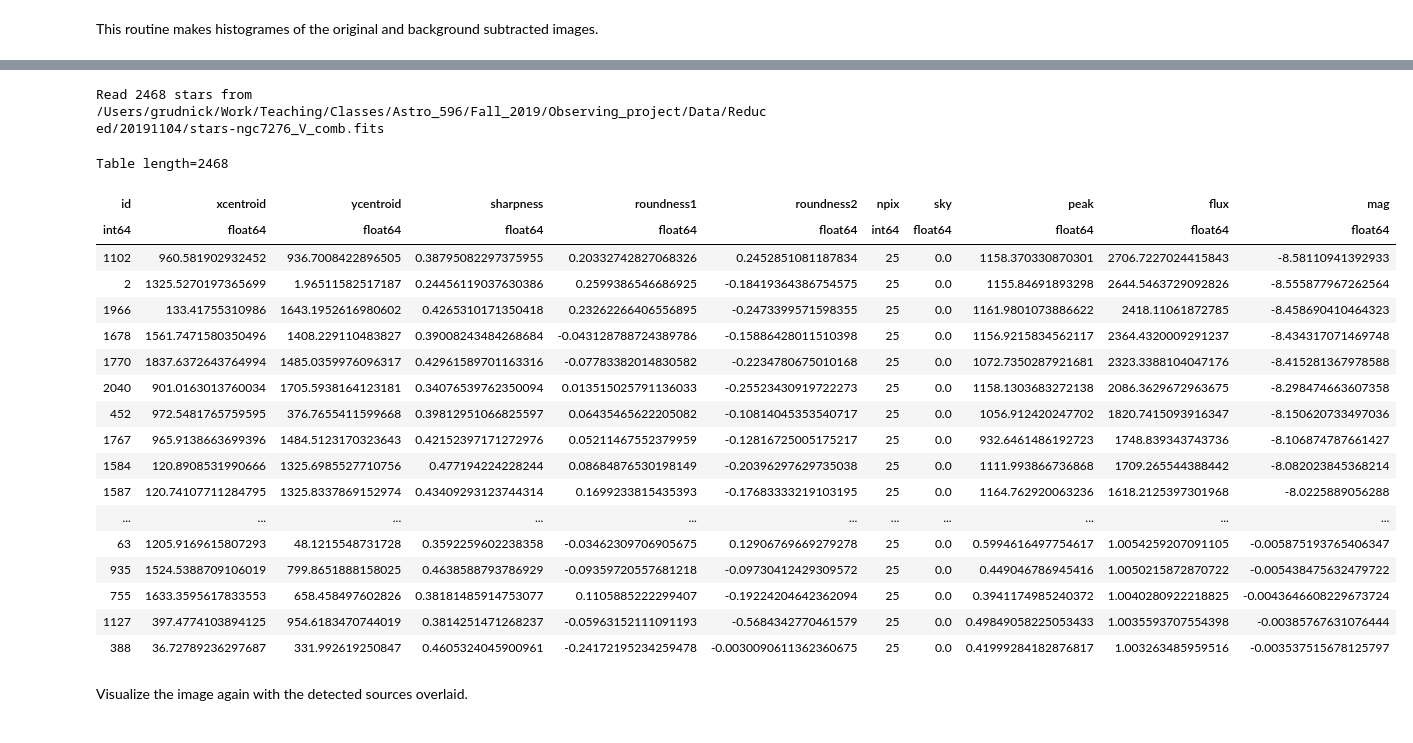
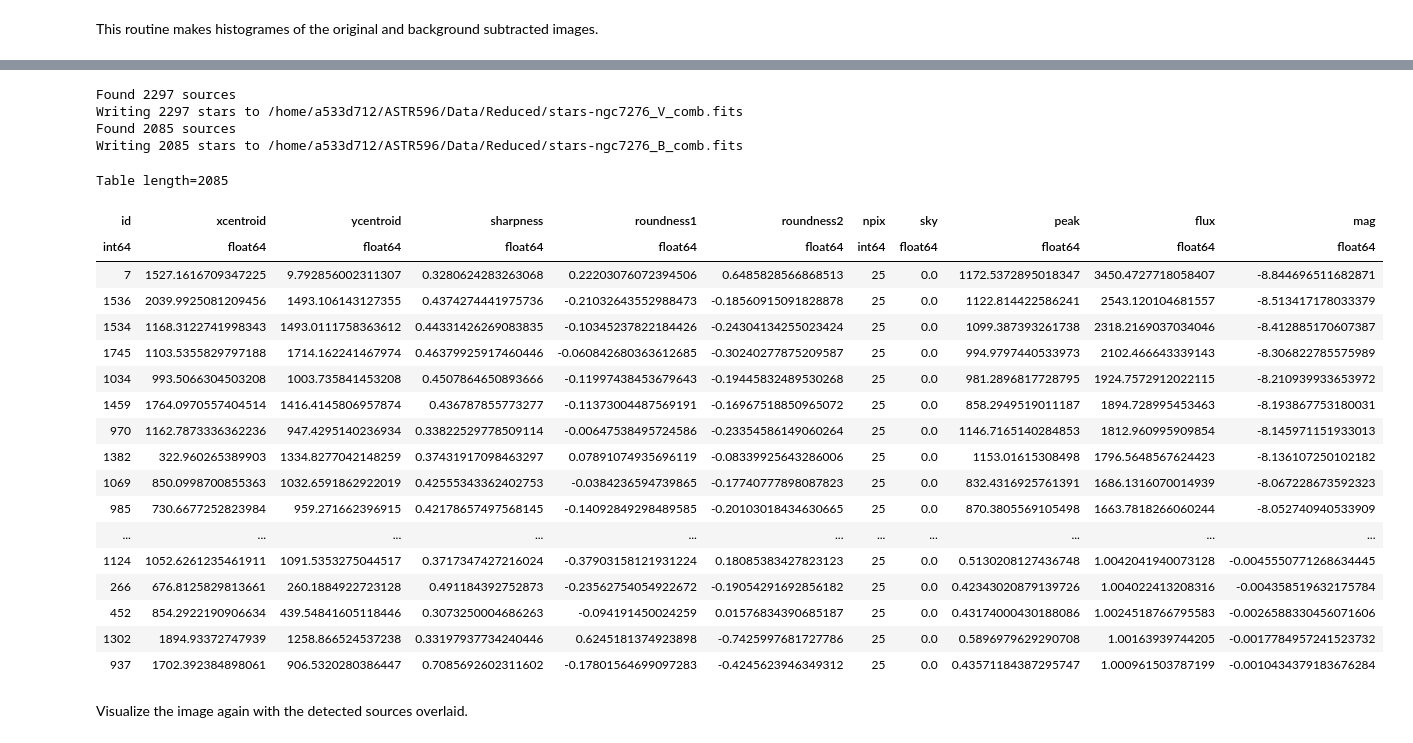
Before and after one commit to annadavidson/astr596_annadavidson_obsproject, a Jupyter notebook: reduction_part4_student.ipynb, the cells around one changed output, grey strips where cells are left out. Cells and saved outputs as stored; diff of their text form; code cells hidden in the pictures.

```diff
--- a/reduction_part4_student.ipynb
+++ b/reduction_part4_student.ipynb
@@ -268,30 +270,37 @@ def find_stars(image, imgfile, fwhm=3.0, nsigma=3, sigma=None,
     return srcs
 # %%
 #***********
-srcs = find_stars(img_ngc7296_V_nosky, imgfile_ngc7296_V, sigma=bkg.background_rms_median, nsigma=5,
-                  verbose=True, overwrite=False)
-srcs
+srcs_V = find_stars(img_ngc7296_V_nosky, imgfile_ngc7296_V, sigma=bkg_V.background_rms_median, nsigma=5,
+                  verbose=True, overwrite=True)
+srcs_V
+
+srcs_B = find_stars(img_ngc7296_B_nosky, imgfile_ngc7296_B, sigma=bkg_B.background_rms_median, nsigma=5,
+                  verbose=True, overwrite=True)
+srcs_B
 # %% [output]
-Read 2468 stars from /Users/grudnick/Work/Teaching/Classes/Astro_596/Fall_2019/Observing_project/Data/Reduced/20191104/stars-ngc7276_V_comb.fits
+Found 2297 sources
+Writing 2297 stars to /home/a533d712/ASTR596/Data/Reduced/stars-ngc7276_V_comb.fits
+Found 2085 sources
+Writing 2085 stars to /home/a533d712/ASTR596/Data/Reduced/stars-ngc7276_B_comb.fits
-Table length=2468
+Table length=2085
 | id | xcentroid | ycentroid | sharpness | roundness1 | roundness2 | npix | sky | peak | flux | mag |
 | int64 | float64 | float64 | float64 | float64 | float64 | int64 | float64 | float64 | float64 | float64 |
-| 1102 | 960.581902932452 | 936.7008422896505 | 0.38795082297375955 | 0.20332742827068326 | 0.2452851081187834 | 25 | 0.0 | 1158.370330870301 | 2706.7227024415843 | -8.58110941392933 |
-| 2 | 1325.5270197365699 | 1.96511582517187 | 0.24456119037630386 | 0.2599386546686925 | -0.18419364386754575 | 25 | 0.0 | 1155.84691893298 | 2644.5463729092826 | -8.555877967262564 |
-| 1966 | 133.41755310986 | 1643.1952616980602 | 0.4265310171350418 | 0.23262266406556895 | -0.2473399571598355 | 25 | 0.0 | 1161.9801073886622 | 2418.11061872785 | -8.458690410464323 |
-| 1678 | 1561.7471580350496 | 1408.229110483827 | 0.39008243484268684 | -0.043128788724389786 | -0.15886428011510398 | 25 | 0.0 | 1156.9215834562117 | 2364.4320009291237 | -8.434317071469748 |
-| 1770 | 1837.6372643764994 | 1485.0359976096317 | 0.42961589701163316 | -0.07783382014830582 | -0.2234780675010168 | 25 | 0.0 | 1072.7350287921681 | 2323.3388104047176 | -8.415281367978588 |
-| 2040 | 901.0163013760034 | 1705.5938164123181 | 0.34076539762350094 | 0.013515025791136033 | -0.25523430919722273 | 25 | 0.0 | 1158.1303683272138 | 2086.3629672963675 | -8.298474663607358 |
-| 452 | 972.5481765759595 | 376.7655411599668 | 0.39812951066825597 | 0.06435465622205082 | -0.10814045353540717 | 25 | 0.0 | 1056.912420247702 | 1820.7415093916347 | -8.150620733497036 |
-| 1767 | 965.9138663699396 | 1484.5123170323643 | 0.42152397171272976 | 0.05211467552379959 | -0.12816725005175217 | 25 | 0.0 | 932.6461486192723 | 1748.839343743736 | -8.106874787661427 |
-| 1584 | 120.8908531990666 | 1325.6985527710756 | 0.477194224228244 | 0.08684876530198149 | -0.20396297629735038 | 25 | 0.0 | 1111.993866736868 | 1709.265544388442 | -8.082023845368214 |
-| 1587 | 120.74107711284795 | 1325.8337869152974 | 0.43409293123744314 | 0.1699233815435393 | -0.17683333219103195 | 25 | 0.0 | 1164.762920063236 | 1618.2125397301968 | -8.0225889056288 |
+| 7 | 1527.1616709347225 | 9.792856002311307 | 0.3280624283263068 | 0.22203076072394506 | 0.6485828566868513 | 25 | 0.0 | 1172.5372895018347 | 3450.4727718058407 | -8.844696511682871 |
+| 1536 | 2039.9925081209456 | 1493.106143127355 | 0.4374274441975736 | -0.21032643552988473 | -0.18560915091828878 | 25 | 0.0 | 1122.814422586241 | 2543.120104681557 | -8.513417178033379 |
+| 1534 | 1168.3122741998343 | 1493.0111758363612 | 0.44331426269083835 | -0.10345237822184426 | -0.24304134255023424 | 25 | 0.0 | 1099.387393261738 | 2318.2169037034046 | -8.412885170607387 |
+| 1745 | 1103.5355829797188 | 1714.162241467974 | 0.46379925917460446 | -0.060842680363612685 | -0.30240277875209587 | 25 | 0.0 | 994.9797440533973 | 2102.466643339143 | -8.306822785575989 |
+| 1034 | 993.5066304503208 | 1003.735841453208 | 0.4507864650893666 | -0.11997438453679643 | -0.19445832489530268 | 25 | 0.0 | 981.2896817728795 | 1924.7572912022115 | -8.210939933653972 |
+| 1459 | 1764.0970557404514 | 1416.4145806957874 | 0.436787855773277 | -0.11373004487569191 | -0.16967518850965072 | 25 | 0.0 | 858.2949519011187 | 1894.728995453463 | -8.193867753180031 |
+| 970 | 1162.7873336362236 | 947.4295140236934 | 0.33822529778509114 | -0.00647538495724586 | -0.23354586149060264 | 25 | 0.0 | 1146.7165140284853 | 1812.960995909854 | -8.145971151933013 |
+| 1382 | 322.960265389903 | 1334.8277042148259 | 0.37431917098463297 | 0.07891074935696119 | -0.08339925643286006 | 25 | 0.0 | 1153.01615308498 | 1796.5648567624423 | -8.136107250102182 |
+| 1069 | 850.0998700855363 | 1032.6591862922019 | 0.42555343362402753 | -0.0384236594739865 | -0.17740777898087823 | 25 | 0.0 | 832.4316925761391 | 1686.1316070014939 | -8.067228673592323 |
+| 985 | 730.6677252823984 | 959.271662396915 | 0.42178657497568145 | -0.14092849298489585 | -0.20103018434630665 | 25 | 0.0 | 870.3805569105498 | 1663.7818266060244 | -8.052740940533909 |
 | ... | ... | ... | ... | ... | ... | ... | ... | ... | ... | ... |
-| 63 | 1205.9169615807293 | 48.1215548731728 | 0.3592259602238358 | -0.03462309706905675 | 0.12906769669279278 | 25 | 0.0 | 0.5994616497754617 | 1.0054259207091105 | -0.005875193765406347 |
-| 935 | 1524.5388709106019 | 799.8651888158025 | 0.4638588793786929 | -0.09359720557681218 | -0.09730412429309572 | 25 | 0.0 | 0.449046786945416 | 1.0050215872870722 | -0.005438475632479722 |
-| 755 | 1633.3595617833553 | 658.458497602826 | 0.38181485914753077 | 0.1105885222299407 | -0.19224204642362094 | 25 | 0.0 | 0.3941174985240372 | 1.0040280922218825 | -0.0043646608229673724 |
-| 1127 | 397.4774103894125 | 954.6183470744019 | 0.3814251471268237 | -0.05963152111091193 | -0.5684342770461579 | 25 | 0.0 | 0.49849058225053433 | 1.0035593707554398 | -0.00385767631076444 |
-| 388 | 36.72789236297687 | 331.992619250847 | 0.4605324045900961 | -0.24172195234259478 | -0.0030090611362360675 | 25 | 0.0 | 0.41999284182876817 | 1.003263485959516 | -0.003537515678125797 |
+| 1124 | 1052.6261235461911 | 1091.5353275044517 | 0.3717347427216024 | -0.37903158121931224 | 0.18085383427823123 | 25 | 0.0 | 0.5130208127436748 | 1.0042041940073128 | -0.0045550771268634445 |
+| 266 | 676.8125829813661 | 260.1884922723128 | 0.491184392752873 | -0.23562754054922672 | -0.19054291692856182 | 25 | 0.0 | 0.42343020879139726 | 1.004022413208316 | -0.004358519632175784 |
+| 452 | 854.2922190906634 | 439.54841605118446 | 0.3073250004686263 | -0.094191450024259 | 0.01576834390685187 | 25 | 0.0 | 0.43174000430188086 | 1.0024518766795583 | -0.0026588330456071606 |
+| 1302 | 1894.93372747939 | 1258.866524537238 | 0.33197937734240446 | 0.6245181374923898 | -0.7425997681727786 | 25 | 0.0 | 0.5896979629290708 | 1.00163939744205 | -0.0017784957241523732 |
+| 937 | 1702.392384898061 | 906.5320280386447 | 0.7085692602311602 | -0.17801564699097283 | -0.4245623946349312 | 25 | 0.0 | 0.43571184387295747 | 1.000961503787199 | -0.0010434379183676284 |
 # %% [markdown]
 Visualize the image again with the detected sources overlaid.
 # %%
```
Also changed, not shown: parts of 6 cells of this notebook.
